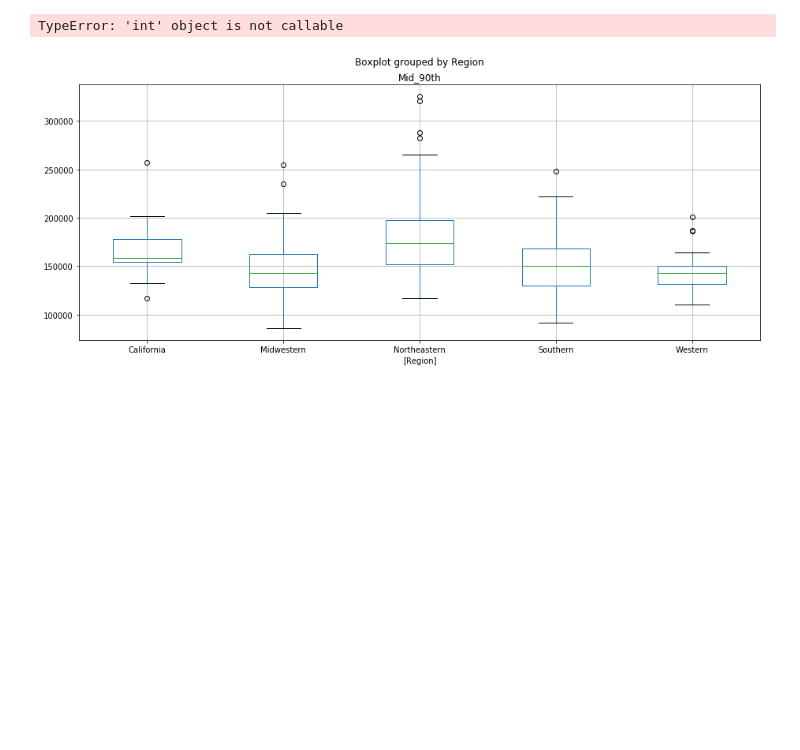
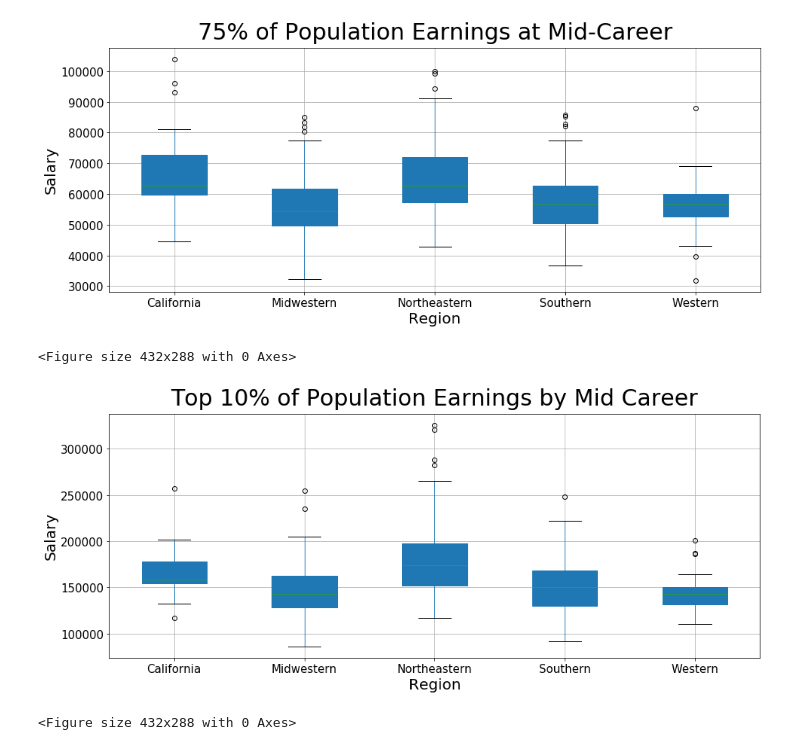
Before and after one commit to khosenag03/RICHdataGroupProject, a Jupyter notebook: College_vs_Salary.ipynb, the cells around one changed output. Drawn from its saved outputs; the diff is of its cells as text; code cells hidden in the pictures; blank space fills up the shorter version.

```diff
--- a/College_vs_Salary.ipynb
+++ b/College_vs_Salary.ipynb
@@ -93,15 +97,28 @@ Region_Sort.boxplot("Mid_25th", by="Region", figsize=(20, 10))
+# %%
+# Create a boxplot to compare means Mid_25th Salary
+Most_People_Earned = Region_Sort.boxplot("Mid_25th", by="Region", figsize=(15,6), fontsize=15, patch_artist=True)
+plt.title("")
+# get rid of the automatic 'Boxplot grouped by group_by_column_name' title
+plt.suptitle("75% of Population Earnings at Mid-Career", fontsize=30)
+plt.ylabel('Salary', fontsize=20)
+plt.xlabel('Region', fontsize=20)
+plt.show()
+# Save the figure
+plt.savefig("Mid25thSalaryByRegion.png")
+# %% [output]
+[figure, added]
+<Figure size 432x288 with 0 Axes>
 # %%
 # Create a boxplot to compare means Mid_90th Salary
-Region_Sort.boxplot(by=["Region"], column=["Mid_90th"], figsize=(15,6))
-
-# set your own proper title
-plt.title('Mid 90th Salary')
-
-# get rid of the automatic'Boxplot title
-plt.suptitle("")
-
-# Display box chart
+Hightest_Salaries = Region_Sort.boxplot(by=["Region"], column=["Mid_90th"], figsize=(15,6), fontsize=15, patch_artist=True)
+plt.title("")
+# get rid of the automatic 'Boxplot grouped by group_by_column_name' title
+plt.suptitle("Top 10% of Population Earnings by Mid Career", fontsize=30)
+plt.ylabel('Salary', fontsize=20)
+plt.xlabel('Region', fontsize=20)
 plt.show()
+# Save the figure
+plt.savefig("Mid90thSalaryByRegion.png")
 # %% [output]
+[figure, new version]
-TypeError: 'int' object is not callable
+<Figure size 432x288 with 0 Axes>
-[figure, old version]
```
Also changed, not shown: parts of 22 cells of this notebook, 6 other files.
